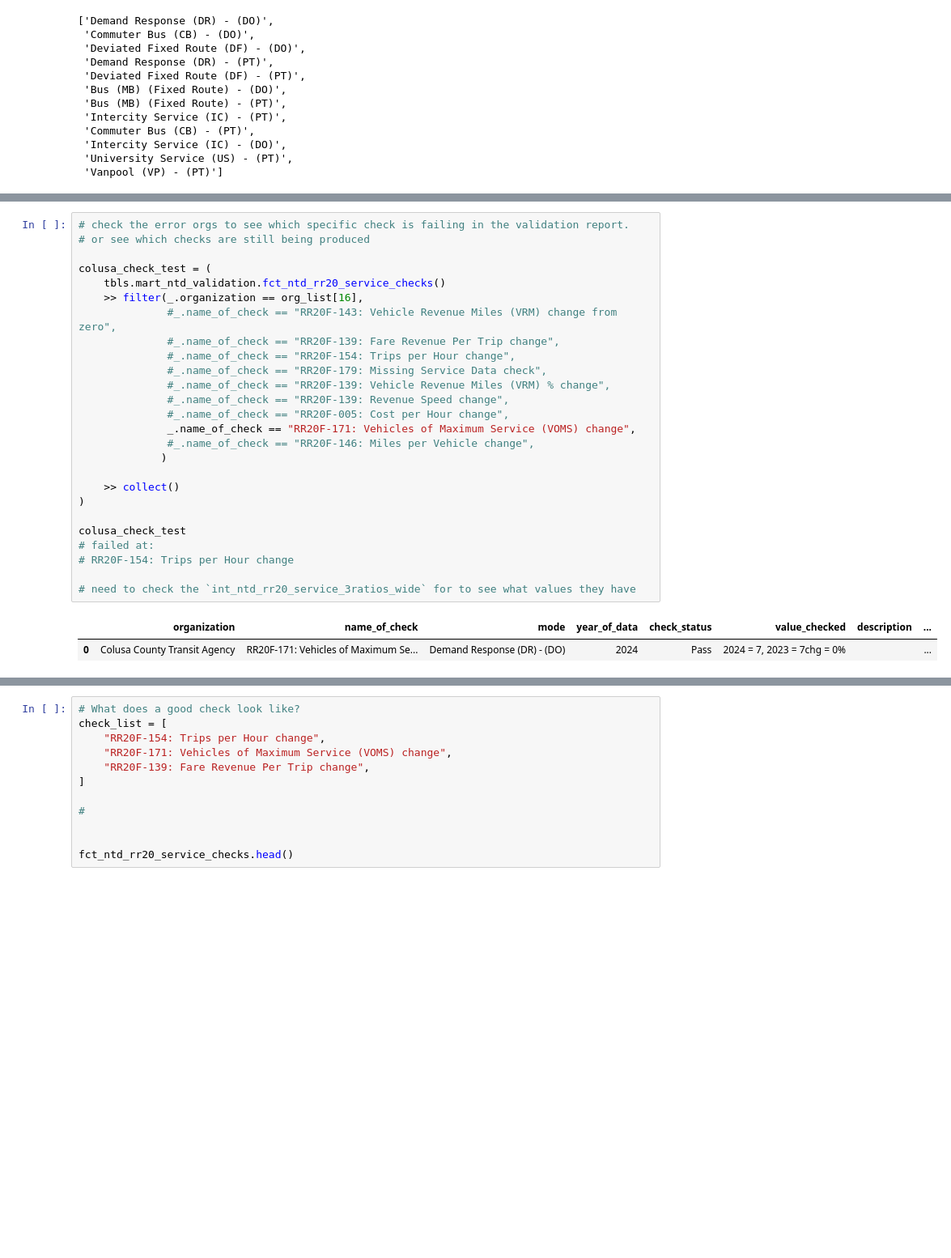
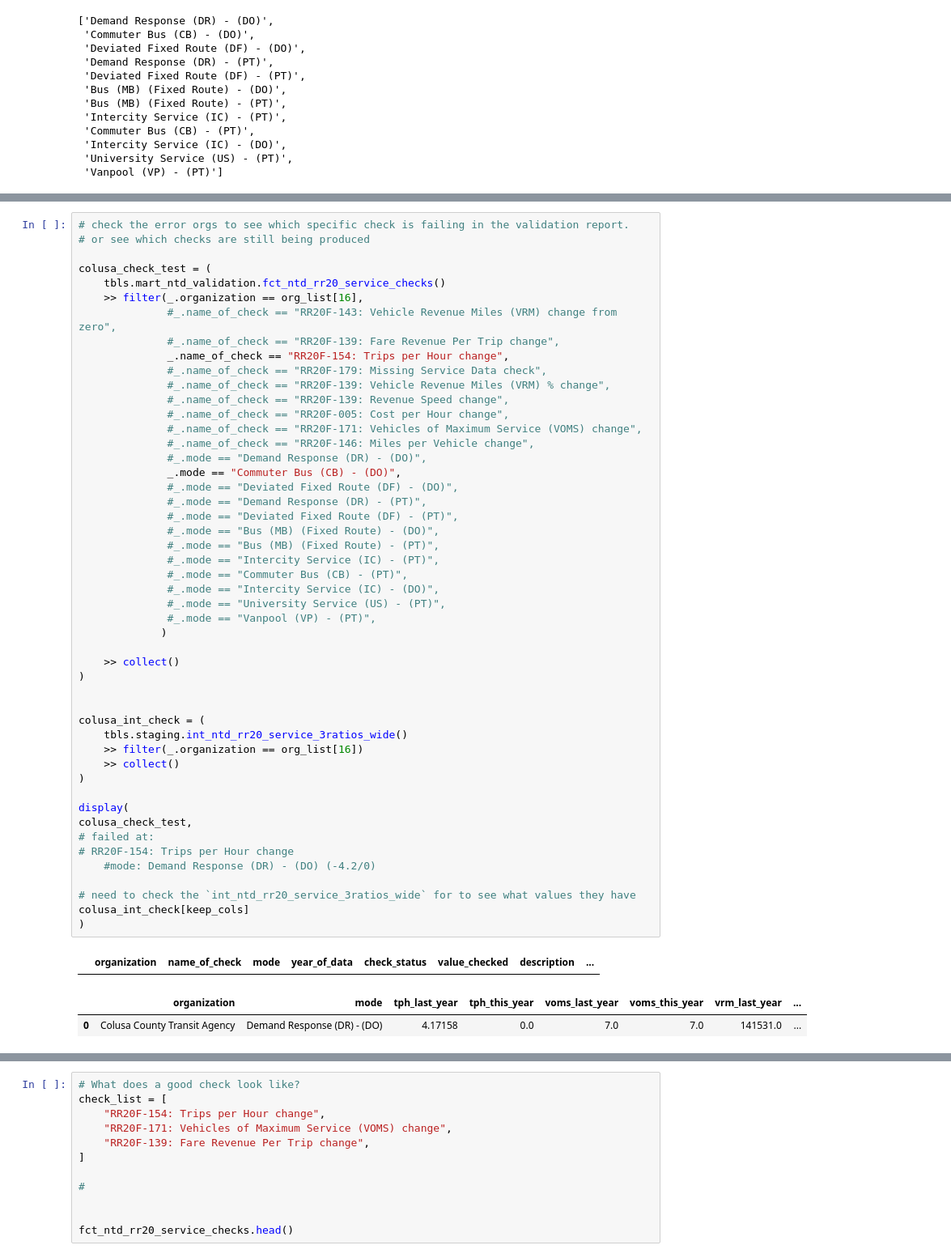
Before and after one commit to cal-itp/ntd-modernization, a Jupyter notebook: validation_tool/notebooks/ETL_inspect_API_data.ipynb, the cells around one changed output, grey strips where cells are left out. Shown at 81% size. Drawn from its saved outputs; the diff is of its cells as text; blank space fills up the shorter version.

```diff
--- a/validation_tool/notebooks/ETL_inspect_API_data.ipynb
+++ b/validation_tool/notebooks/ETL_inspect_API_data.ipynb
@@ -544,32 +584,56 @@ truckee_check_test
 # %%
 # check the error orgs to see which specific check is failing in the validation report.
 # or see which checks are still being produced
 
 colusa_check_test = (
     tbls.mart_ntd_validation.fct_ntd_rr20_service_checks()
     >> filter(_.organization == org_list[16],
               #_.name_of_check == "RR20F-143: Vehicle Revenue Miles (VRM) change from zero",
               #_.name_of_check == "RR20F-139: Fare Revenue Per Trip change",
-              #_.name_of_check == "RR20F-154: Trips per Hour change",
+              _.name_of_check == "RR20F-154: Trips per Hour change",
               #_.name_of_check == "RR20F-179: Missing Service Data check",
               #_.name_of_check == "RR20F-139: Vehicle Revenue Miles (VRM) % change",
               #_.name_of_check == "RR20F-139: Revenue Speed change",
               #_.name_of_check == "RR20F-005: Cost per Hour change",
-              _.name_of_check == "RR20F-171: Vehicles of Maximum Service (VOMS) change",
+              #_.name_of_check == "RR20F-171: Vehicles of Maximum Service (VOMS) change",
               #_.name_of_check == "RR20F-146: Miles per Vehicle change",
+              #_.mode == "Demand Response (DR) - (DO)",
+              _.mode == "Commuter Bus (CB) - (DO)",
+              #_.mode == "Deviated Fixed Route (DF) - (DO)",
+              #_.mode == "Demand Response (DR) - (PT)",
+              #_.mode == "Deviated Fixed Route (DF) - (PT)",
+              #_.mode == "Bus (MB) (Fixed Route) - (DO)",
+              #_.mode == "Bus (MB) (Fixed Route) - (PT)",
+              #_.mode == "Intercity Service (IC) - (PT)",
+              #_.mode == "Commuter Bus (CB) - (PT)",
+              #_.mode == "Intercity Service (IC) - (DO)",
+              #_.mode == "University Service (US) - (PT)",
+              #_.mode == "Vanpool (VP) - (PT)",
              )
 
     >> collect()
 )
 
-colusa_check_test
+
+colusa_int_check = (
+    tbls.staging.int_ntd_rr20_service_3ratios_wide()
+    >> filter(_.organization == org_list[16])
+    >> collect()
+)
+
+display(
+colusa_check_test,
 # failed at:
 # RR20F-154: Trips per Hour change
+    #mode: Demand Response (DR) - (DO) (-4.2/0)
 
 # need to check the `int_ntd_rr20_service_3ratios_wide` for to see what values they have
+colusa_int_check[keep_cols]
+)
 # %% [output]
 |  | organization | name_of_check | mode | year_of_data | check_status | value_checked | description | ... |
-| 0 | Colusa County Transit Agency | RR20F-171: Vehicles of Maximum Se... | Demand Response (DR) - (DO) | 2024 | Pass | 2024 = 7, 2023 = 7chg = 0% |  | ... |
+|  | organization | mode | tph_last_year | tph_this_year | voms_last_year | voms_this_year | vrm_last_year | ... |
+| 0 | Colusa County Transit Agency | Demand Response (DR) - (DO) | 4.17158 | 0.0 | 7.0 | 7.0 | 141531.0 | ... |
 # %%
 # check the error orgs to see which specific check is failing in the validation report.
 # or see which checks are still being produced
```
Also changed, not shown: parts of 5 cells of this notebook.
